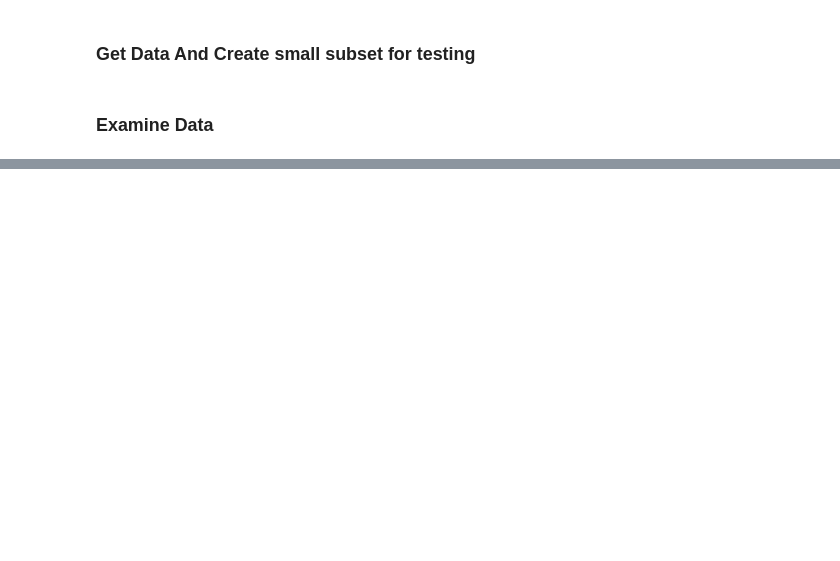
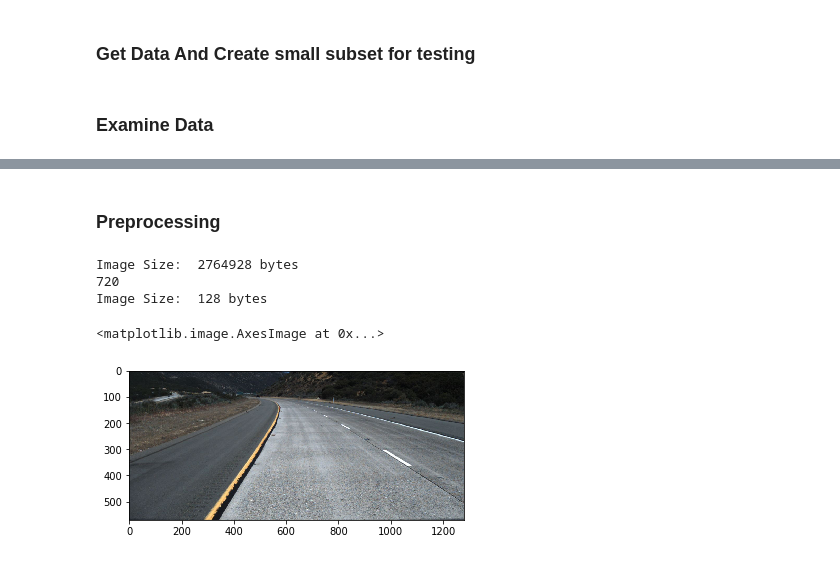
Before and after one commit to KiqueGar/Data_Lane, a Jupyter notebook: Lane Detection.ipynb, the cells around one changed output, grey strips where cells are left out. Saved outputs shown, nothing was run; the diff lists cells and outputs as text; code cells hidden in the pictures; blank space fills up the shorter version.

```diff
--- a/Lane Detection.ipynb
+++ b/Lane Detection.ipynb
@@ -63,0 +71,22 @@ Single Image
+# %% [markdown]
+### Preprocessing
+# %%
+### Crop, as max index for evaluation is 160, no case
+##  in looking above
+def roi(img,y):
+    """Region of Interest"""
+    return(img[y:len(img)])
+
+def color_mask(img, lower=[0,210,148], upper=[255,255,255]):
+    """Returns mask from color image"""
+    return cv2.inRange(img, lower, upper)
+
+def gray_mask(img, lower=230, upper=255):
+    """Returns mask from gray image"""
+    return cv2.inRange(img, lower, upper)
+
+def hls_tresh(S_channel, low_limit=0, high_limit=255):
+    """Takes saturation channel, outputs binary image"""
+    s_binary=np.zeros_like(S_channel)
+    s_binary[(S_channel>=low_limit) & (S_channel<=high_limit)]=1
+    return s_binary
@@ -63,0 +98,13 @@ Single Image
+# %%
+img = mpimg.imread(raw_files[5])
+print("Image Size: ", getsizeof(img), "bytes")
+print(len(img))
+img = roi(img,150)
+print("Image Size: ", getsizeof(img), "bytes")
+plt.imshow(img)
+# %% [output]
+Image Size:  2764928 bytes
+720
+Image Size:  128 bytes
+<matplotlib.image.AxesImage at 0x...>
+[figure, added]
```
Also changed, not shown: parts of 7 cells of this notebook.
